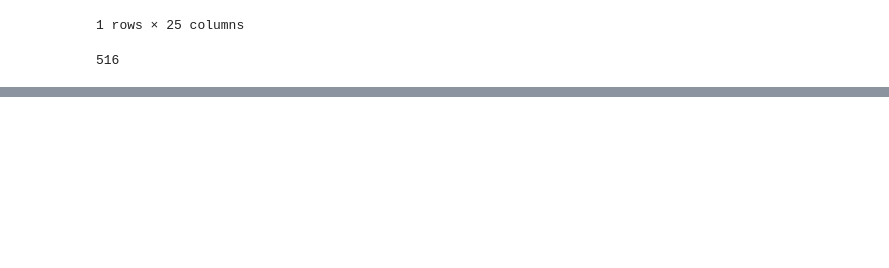
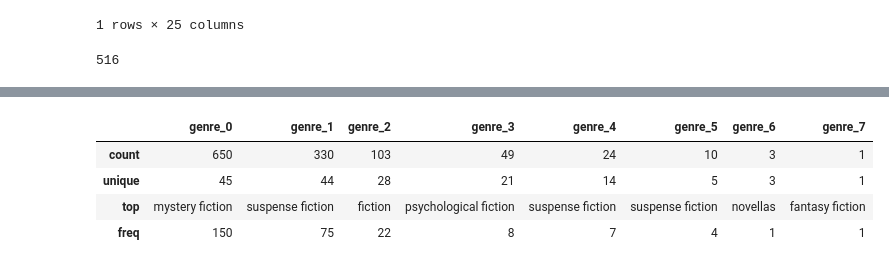
Before and after one commit to ataylor624/INFO2950, a Jupyter notebook: WorkingAnalysis.ipynb, the cells around one changed output, grey strips where cells are left out. Drawn from its saved outputs; the diff is of its cells as text; code cells hidden in the pictures; blank space fills up the shorter version.

```diff
--- a/WorkingAnalysis.ipynb
+++ b/WorkingAnalysis.ipynb
@@ -237,0 +366,6 @@ full_df_04_14.loc[full_df_04_14.isbn==9780062289254].index[0]
+# %%
+long_df['value'] = long_df['value'].str.replace('.','').str.strip()
+genre_variables = ['genre_0','genre_1','genre_2','genre_3','genre_4','genre_5','genre_6','genre_7']
+for i in genre_variables:
+    full_df_04_14[i] = full_df_04_14[i].str.replace('.','').str.strip().str.lower()
+#update_genres=['lovet stories.','science fiction','suspence fiction.','']
@@ -237,0 +425,8 @@ full_df_04_14.loc[full_df_04_14.isbn==9780062289254].index[0]
+# %%
+full_df_04_14[genre_variables].describe()
+# %% [output]
+|  | genre_0 | genre_1 | genre_2 | genre_3 | genre_4 | genre_5 | genre_6 | genre_7 |
+| count | 650 | 330 | 103 | 49 | 24 | 10 | 3 | 1 |
+| unique | 45 | 44 | 28 | 21 | 14 | 5 | 3 | 1 |
+| top | mystery fiction | suspense fiction | fiction | psychological fiction | suspense fiction | suspense fiction | novellas | fantasy fiction |
+| freq | 150 | 75 | 22 | 8 | 7 | 4 | 1 | 1 |
```
Also changed, not shown: parts of 27 cells of this notebook, 3 other files.
